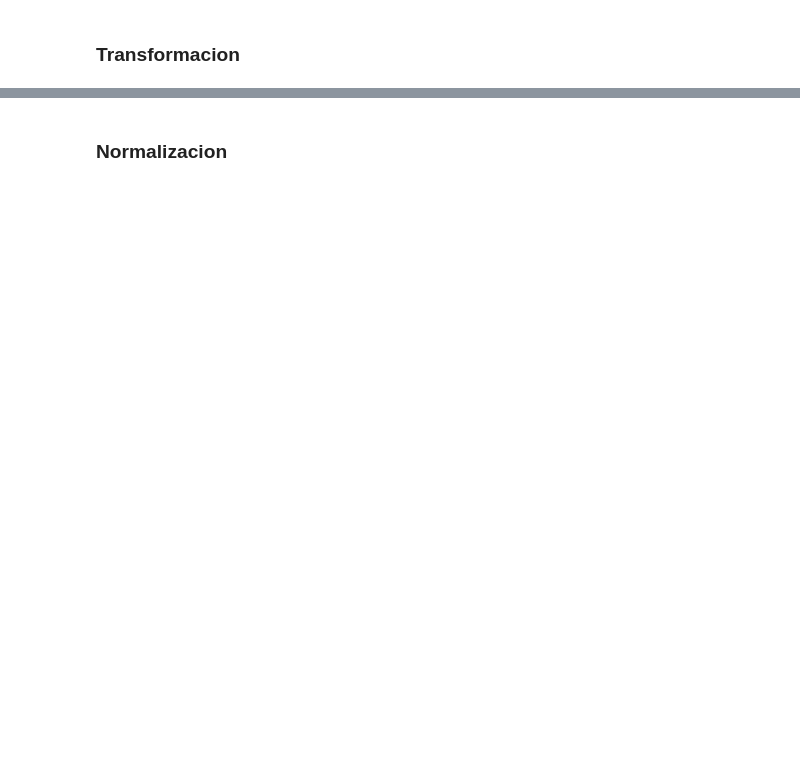
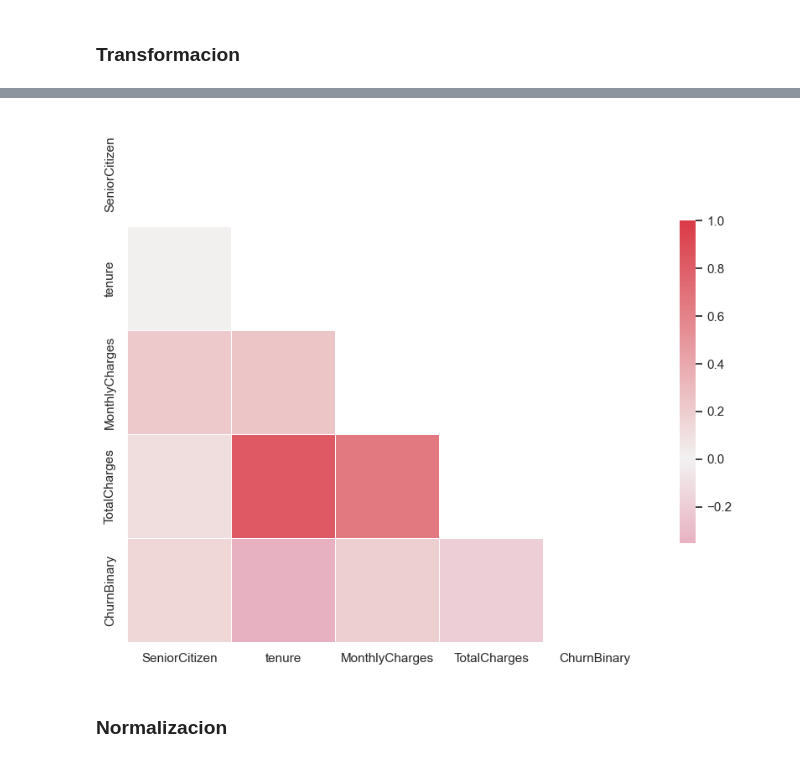
Before and after one commit to Ironhack-Data-Madrid-Abril-2023/apuntes_clase, a Jupyter notebook: semana_7/1.2 - Clasificacion.ipynb, the cells around one changed output, grey strips where cells are left out. Drawn from its saved outputs; the diff is of its cells as text; code cells hidden in the pictures; blank space fills up the shorter version.

```diff
--- a/semana_7/1.2 - Clasificacion.ipynb
+++ b/semana_7/1.2 - Clasificacion.ipynb
@@ -14,2 +86,6 @@
 # %% [markdown]
 ### Transformacion
+# %%
+corr=df.corr()   # correlation matrix
+
+corr
@@ -16,2 +99,25 @@
+# %%
+fig, ax=plt.subplots(figsize=(10,10))
+
+
+mask=np.triu(np.ones_like(corr, dtype=bool))           # mask for superior triangular matrix
+
+
+color_map=sns.diverging_palette(0, 10, as_cmap=True)   # color palette
+
+
+# correlation heatmap
+sns.heatmap(corr,                       # data
+            mask=mask,                  # white mask
+            cmap=color_map,             # color
+            vmax=1,                     # vertical edge
+            center=0,                   # plot center
+            square=True,                # data square representation
+            linewidth=.5,               # linewidth
+            cbar_kws={'shrink': .5},    # lateral bar legend
+            ax=ax                       # axes for plot size
+           );
+# %% [output]
+[figure, added]
 # %% [markdown]
 ### Normalizacion
```
Also changed, not shown: parts of 28 cells of this notebook, 2 other files.
